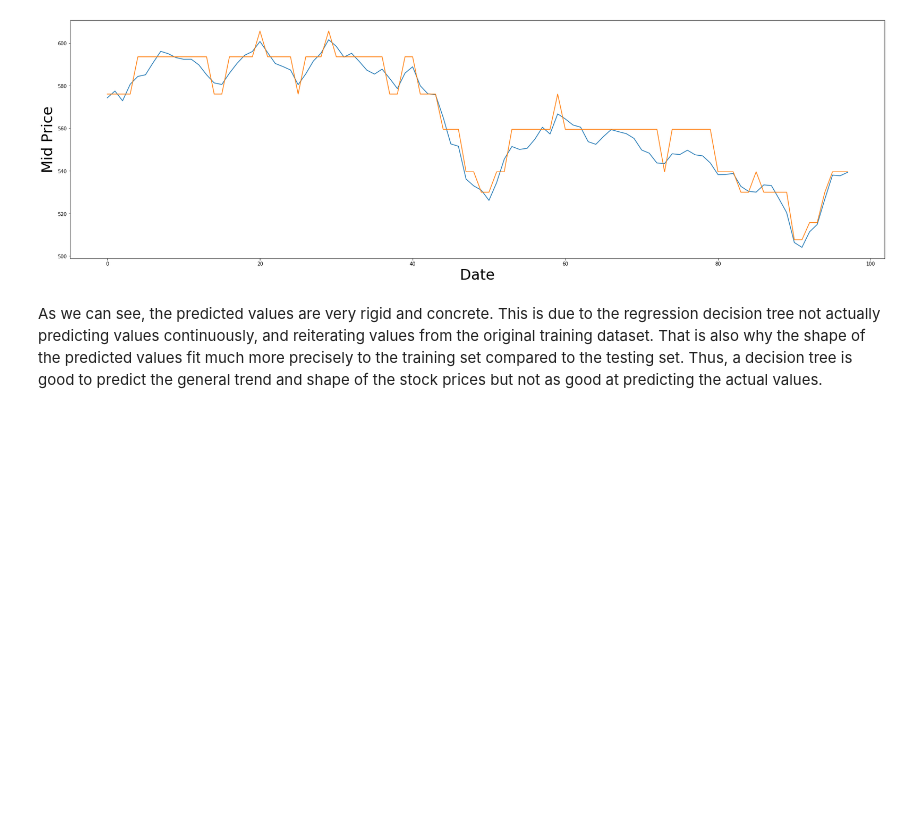
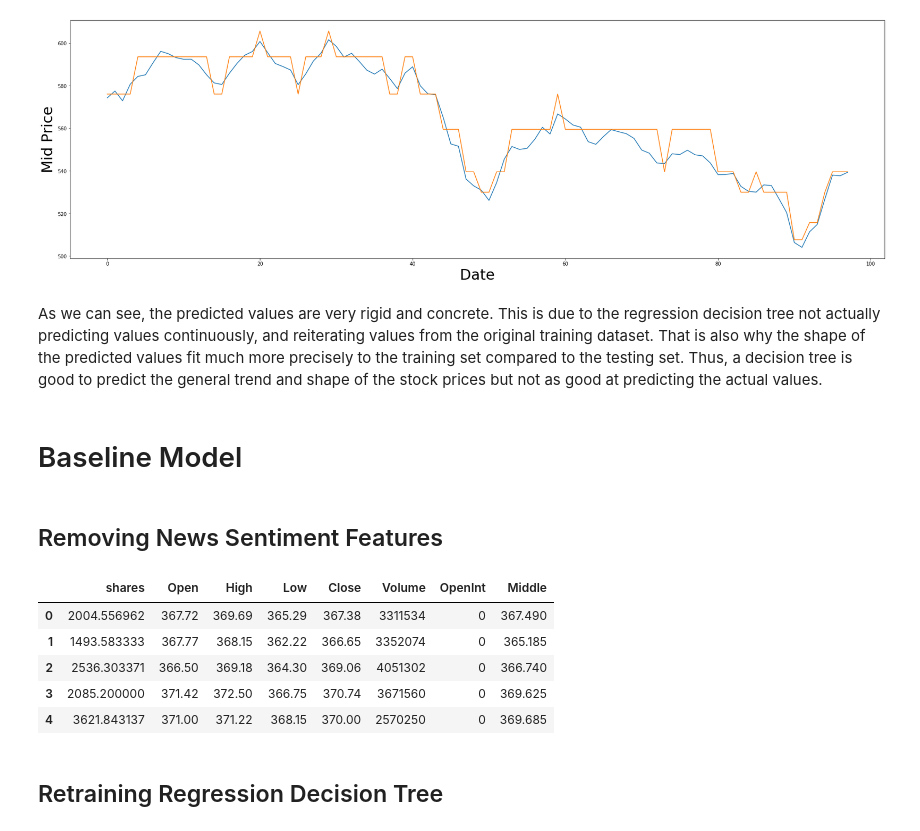
Before and after one commit to stanleykywu/predicting-stocks, a Jupyter notebook: models/Decision Tree.ipynb, the cells around one changed output. Cells and saved outputs as stored; diff of their text form; code cells hidden in the pictures; blank space fills up the shorter version.

Commit message:
added baseline

```diff
--- a/models/Decision Tree.ipynb
+++ b/models/Decision Tree.ipynb
@@ -318,3 +326,19 @@ plt.show()
 [figure]
 # %% [markdown]
 As we can see, the predicted values are very rigid and concrete. This is due to the regression decision tree not actually predicting values continuously, and reiterating values from the original training dataset. That is also why the shape of the predicted values fit much more precisely to the training set compared to the testing set. Thus, a decision tree is good to predict the general trend and shape of the stock prices but not as good at predicting the actual values.
+# %% [markdown]
+# Baseline Model <a id='section4'></a>
+# %% [markdown]
+## Removing News Sentiment Features <a id='section4a'></a>
+# %%
+df = df[['shares', 'Open', 'High', 'Low', 'Close', 'Volume', 'OpenInt', 'Middle']]
+df.head()
+# %% [output]
+|  | shares | Open | High | Low | Close | Volume | OpenInt | Middle |
+| 0 | 2004.556962 | 367.72 | 369.69 | 365.29 | 367.38 | 3311534 | 0 | 367.490 |
+| 1 | 1493.583333 | 367.77 | 368.15 | 362.22 | 366.65 | 3352074 | 0 | 365.185 |
+| 2 | 2536.303371 | 366.50 | 369.18 | 364.30 | 369.06 | 4051302 | 0 | 366.740 |
+| 3 | 2085.200000 | 371.42 | 372.50 | 366.75 | 370.74 | 3671560 | 0 | 369.625 |
+| 4 | 3621.843137 | 371.00 | 371.22 | 368.15 | 370.00 | 2570250 | 0 | 369.685 |
+# %% [markdown]
+## Retraining Regression Decision Tree <a id='section4b'></a>
```
Also changed, not shown: parts of 14 cells of this notebook, 1 other file.
